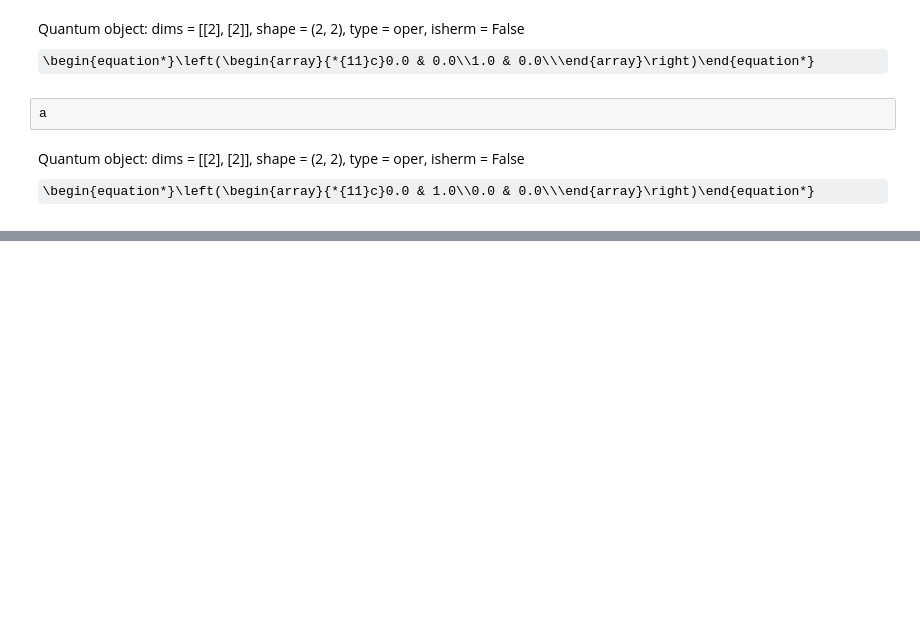
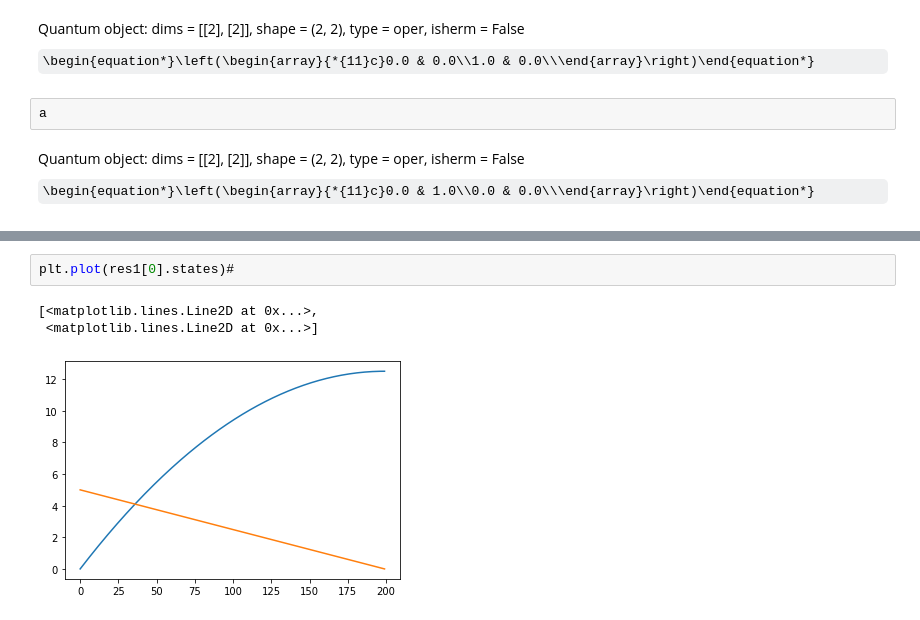
Before and after one commit to morgatron/spylind, a Jupyter notebook: spylind/working/autograd_test.ipynb, the cells around one changed output, grey strips where cells are left out. Saved outputs shown, nothing was run; the diff lists cells and outputs as text; some formulas as TeX source; blank space fills up the shorter version.

```diff
--- a/spylind/working/autograd_test.ipynb
+++ b/spylind/working/autograd_test.ipynb
@@ -1061,0 +1286,6 @@ Quantum object: dims = [[2], [2]], shape = (2, 2), type = oper, isherm = False\b
+# %%
+plt.plot(res1[0].states)#
+# %% [output]
+[<matplotlib.lines.Line2D at 0x...>,
+ <matplotlib.lines.Line2D at 0x...>]
+[figure, added]
```
Also changed, not shown: parts of 18 cells of this notebook, 1 other file.
